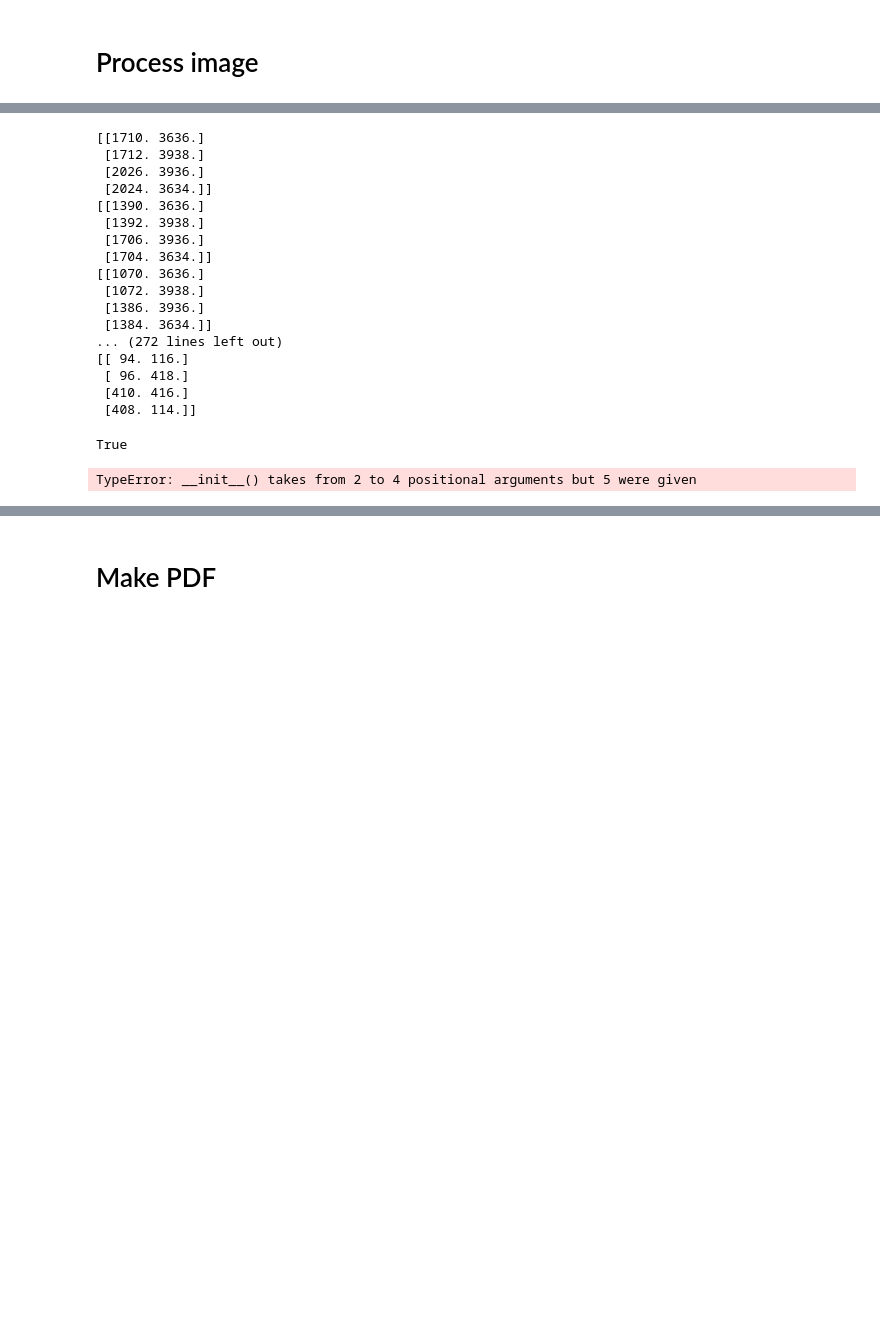
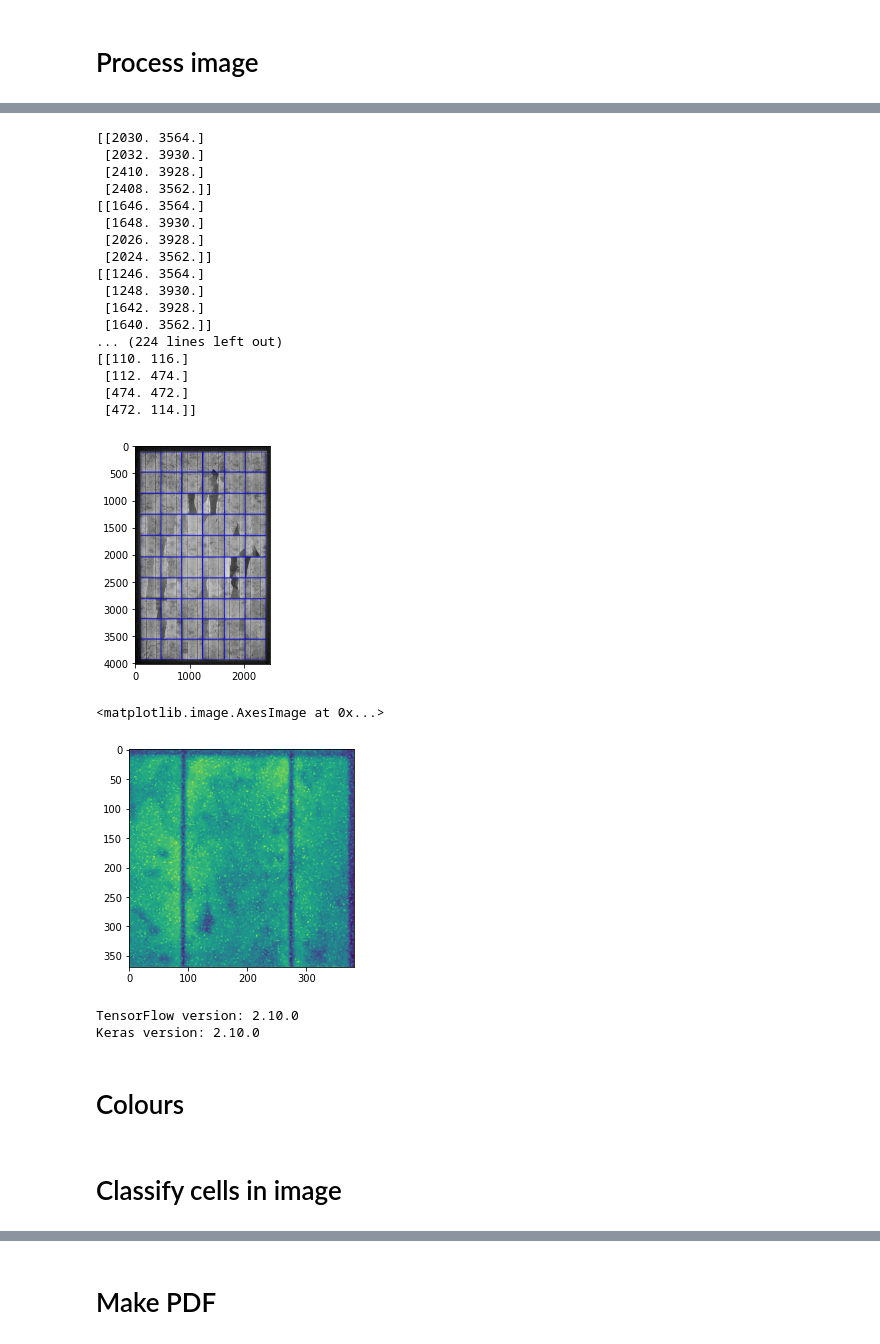
Before and after one commit to charlieHowcroft/PV-EL-image, a Jupyter notebook: solarel/Report_maker/report_maker.ipynb, the cells around one changed output, grey strips where cells are left out. Drawn from its saved outputs; the diff is of its cells as text; code cells hidden in the pictures; blank space fills up the shorter version.

```diff
--- a/solarel/Report_maker/report_maker.ipynb
+++ b/solarel/Report_maker/report_maker.ipynb
@@ -63,6 +65,7 @@ houglines 0.06240367889404297
 # %%
 image_cp = np.copy(image)
 image_cp = cv2.merge((image_cp, image_cp, image_cp))
+image_cp_with_lines = np.copy(image_cp)
 # coords.reverse()
 # print(coords)
 for square in coords:
@@ -70,35 +73,38 @@ for square in coords:
     polygon = np.array(square, dtype=np.int32)
 
     # Draw the polygon on the image
-    cv2.polylines(image_cp, [polygon], isClosed=True, color=(0, 0, 255), thickness=5)
+    cv2.polylines(image_cp_with_lines, [polygon], isClosed=True, color=(0, 0, 255), thickness=5)
 # %% [output]
-[[1710. 3636.]
- [1712. 3938.]
- [2026. 3936.]
- [2024. 3634.]]
-[[1390. 3636.]
- [1392. 3938.]
- [1706. 3936.]
- [1704. 3634.]]
-[[1070. 3636.]
- [1072. 3938.]
- [1386. 3936.]
- [1384. 3634.]]
-... (272 lines left out)
-[[ 94. 116.]
- [ 96. 418.]
- [410. 416.]
- [408. 114.]]
+[[2030. 3564.]
+ [2032. 3930.]
+ [2410. 3928.]
+ [2408. 3562.]]
+[[1646. 3564.]
+ [1648. 3930.]
+ [2026. 3928.]
+ [2024. 3562.]]
+[[1246. 3564.]
+ [1248. 3930.]
+ [1642. 3928.]
+ [1640. 3562.]]
+... (224 lines left out)
+[[110. 116.]
+ [112. 474.]
+ [474. 472.]
+ [472. 114.]]
 # %%
-plt.imshow(image_cp)
+plt.imshow(image_cp_with_lines)
 plt.show()
 plt.imshow(pannel_images[0])
 # %% [output]
+[figure, added]
-True
+<matplotlib.image.AxesImage at 0x...>
+[figure, added]
-# %%
-import tensorflow as tf
-# good_model_path = "C:/Users/chuck/OneDrive/Desktop/Honors/models/Cell_classification/All_in_one/fine_tuned_model"
-good_model_path = "C:/Users/chuck/OneDrive/Desktop/Honors/models/Cell_classification/One_hot/class_weight_balanced/good_weights"
-model = tf.keras.models.load_model(good_model_path)
-# %% [output]
-TypeError: __init__() takes from 2 to 4 positional arguments but 5 were given
+# %%
+import tensorflow as tf
+import keras
+print("TensorFlow version:", tf.__version__)
+print("Keras version:", keras.__version__)
+# %% [output]
+TensorFlow version: 2.10.0
+Keras version: 2.10.0
@@ -104,0 +128,2 @@ TypeError: __init__() takes from 2 to 4 positional arguments but 5 were given
+# %% [markdown]
+# Colours
@@ -104,0 +136,2 @@ TypeError: __init__() takes from 2 to 4 positional arguments but 5 were given
+# %% [markdown]
+# Classify cells in image
```
Also changed, not shown: parts of 12 cells of this notebook, 17 other files.
